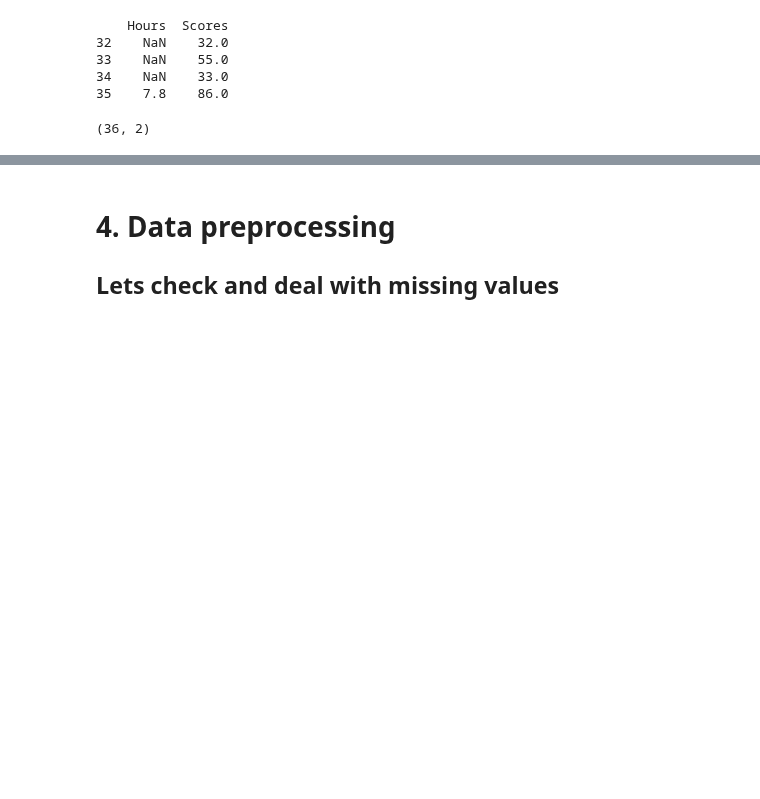
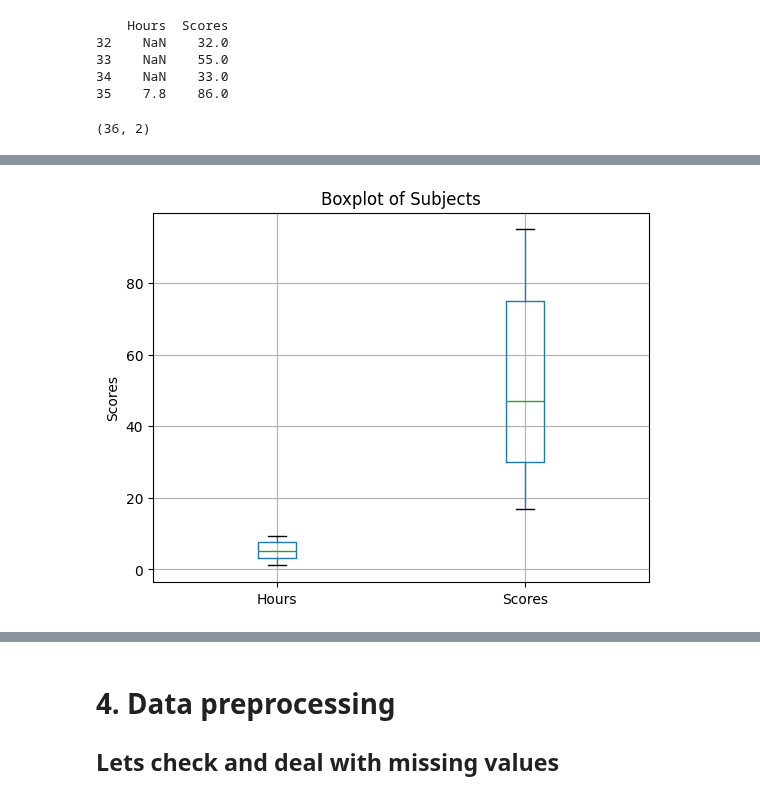
Before and after one commit to ash322ash422/tut_ml, a Jupyter notebook: tut_linear_regression/tut_ml_linearReg_singleVar_student_score.ipynb, the cells around one changed output, grey strips where cells are left out. Drawn from its saved outputs; the diff is of its cells as text; code cells hidden in the pictures; blank space fills up the shorter version.

```diff
--- a/tut_linear_regression/tut_ml_linearReg_singleVar_student_score.ipynb
+++ b/tut_linear_regression/tut_ml_linearReg_singleVar_student_score.ipynb
@@ -74,0 +104,9 @@ print(df.shape) # display (rows,columns)
+# %%
+# Boxplot
+df.boxplot()  # or df.plot(kind='box')
+plt.title("Boxplot of Subjects")
+plt.ylabel("Scores")
+plt.grid(True)
+plt.show()
+# %% [output]
+[figure, added]
```
Also changed, not shown: parts of 11 cells of this notebook, 5 other files.
